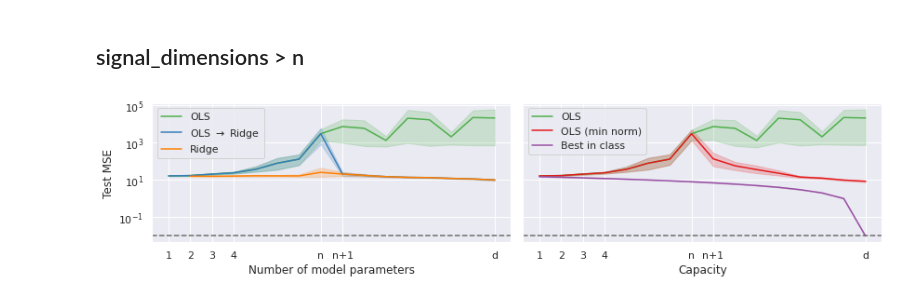
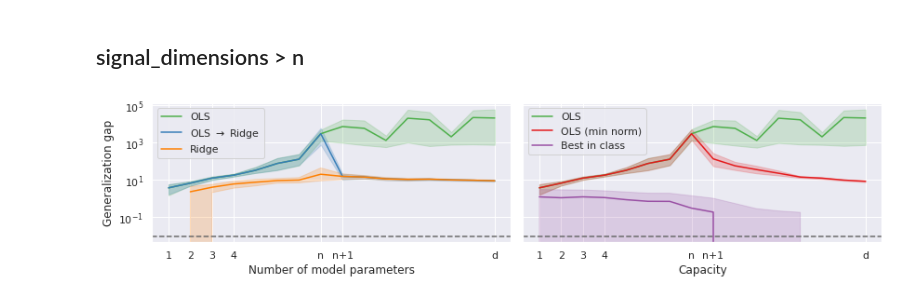
Before and after one commit to rflperry/double_descent, a Jupyter notebook: experiments/linear_dd.ipynb, the cells around one changed output. Drawn from its saved outputs; the diff is of its cells as text; code cells hidden in the pictures.

```diff
--- a/experiments/linear_dd.ipynb
+++ b/experiments/linear_dd.ipynb
@@ -7,7 +7,7 @@ from collections import defaultdict
 from sklearn.linear_model import LinearRegression, RidgeCV, LassoCV
 from sklearn.metrics import mean_squared_error as mse
 # %%
-SAVE_FIGURES = True
+SAVE_FIGURES = False
 # %% [markdown]
 ## Simulation
 # %%
@@ -321,6 +322,7 @@ df['Generalization gap'] = df['Test MSE'] - df['Train MSE']
 # %%
 sns.set_style('darkgrid')
 sns.set_context('notebook')
+y_var = 'Generalization gap'
 
 f, axes = plt.subplots(1, 2, figsize=(12, 3), sharey=True)
 
@@ -331,7 +333,7 @@ sns.lineplot(
 #         df['Method'].isin(['OLS', r'OLS $\rightarrow$ Ridge', 'Ridge', 'OLS (min norm)', 'Best in class'])
 #     ],
     x='Number of model parameters',
-    y='Test MSE',
+    y=y_var,
     ax=ax,
     hue='Method',
     hue_order=['OLS', r'OLS $\rightarrow$ Ridge', 'Ridge'], #, 'OLS (min norm)', 'Best in class'],
@@ -351,32 +353,32 @@ sns.lineplot(
 
 ax.set_xlabel(r'Number of model parameters')
 
 ax = axes[1]
 sns.lineplot(
     data = df,
     x='Number of model parameters',
-    y='Test MSE',
+    y=y_var,
     ax=ax,
     hue='Method',
     hue_order=['OLS', 'OLS (min norm)', 'Best in class'],
     palette=['#4daf4a', '#e41a1c', '#984ea3'])
 
 ax.set_xlabel(r'Capacity')
 
 # ax.scatter(8, df[(df['Method'] == 'OLS') & (df['Number of model parameters'] == 8)]['Test MSE'].mean(), c='black')
 # ax.text(0.78, 0.6, 'p=n', horizontalalignment='center', # c=ax.get_lines()[0].get_c(),
 #          verticalalignment='center', transform=ax.transAxes)
 
 for ax in axes:
     ax.set_xticks([1, 2, 3, 4, n, n+1, d])
     ax.set_xticklabels([1, 2, 3, 4, 'n', 'n+1', 'd'])
     ax.legend(loc="upper left")
     ax.axhline(bayes_error, ls='--', label='Bayes', c='dimgrey')
     ax.set_yscale('log')
 
 plt.tight_layout()
 if SAVE_FIGURES:
     plt.savefig('./figures/regression_double_descent_informative.pdf')
 plt.show()
 # %% [output]
-[figure, old version]
+[figure, new version]
```
Also changed, not shown: parts of 1 cell of this notebook, 3 other files.
